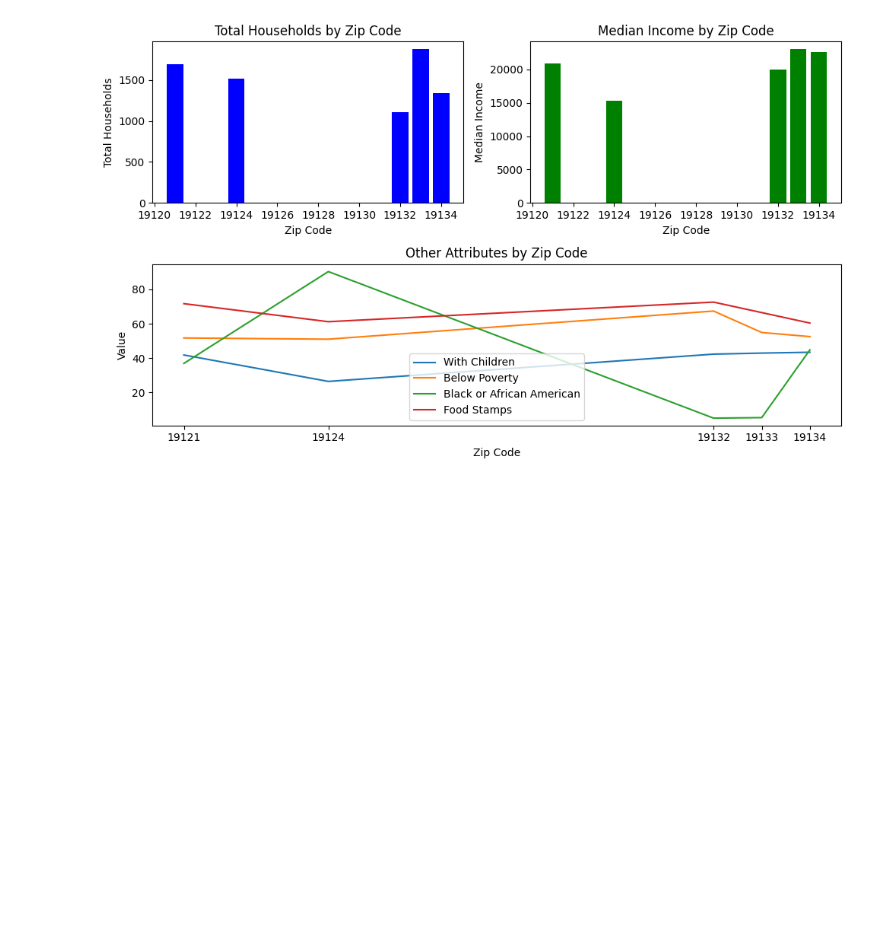
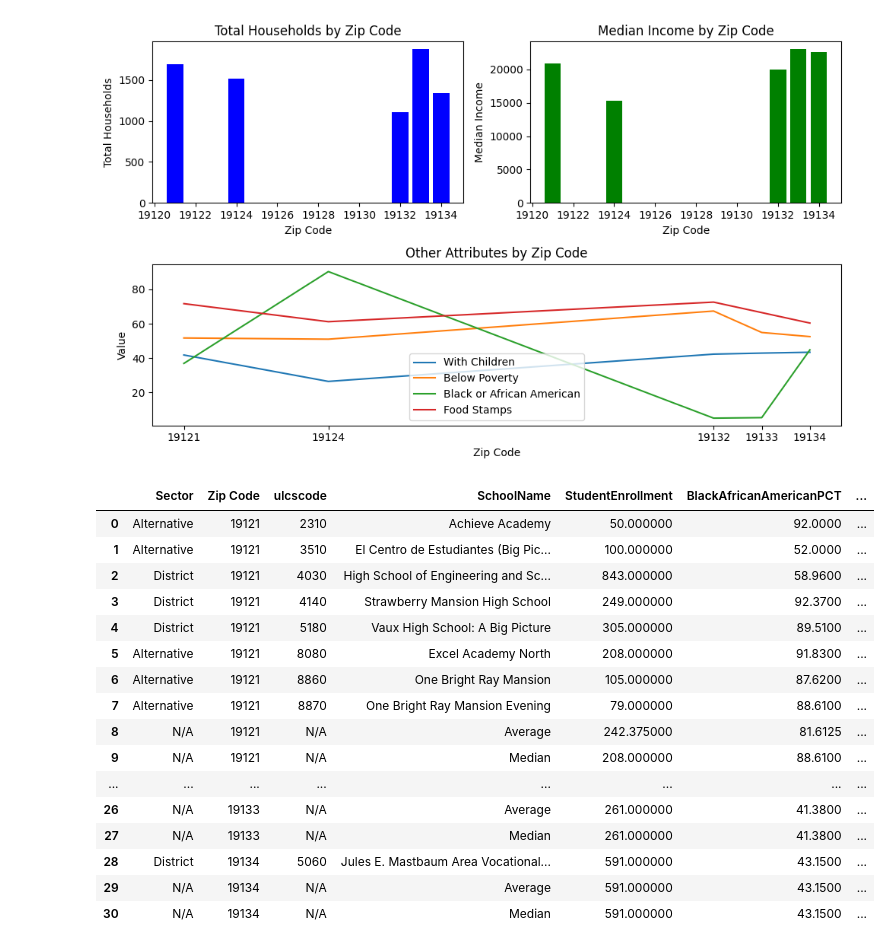
Before and after one commit to dfgbrooklyn24/Team-8, a Jupyter notebook: food_stamp.ipynb, the cells around one changed output. Saved outputs shown, nothing was run; the diff lists cells and outputs as text; code cells hidden in the pictures; blank space fills up the shorter version.

```diff
--- a/food_stamp.ipynb
+++ b/food_stamp.ipynb
@@ -144,3 +133,51 @@ plt.tight_layout()
 plt.show()
 # %% [output]
 [figure]
+# %%
+schools_data = pd.read_csv('../shared_data_read_only/Education-Data/2023-2024 Master School List (20231003).csv')
+schools_data.head()
+
+enroll_data = pd.read_csv('../shared_data_read_only/Education-Data/2023-2024 Enrollment & Demographics.csv')
+
+mat_data = pd.read_csv('../shared_data_read_only/Education-Data/SDP_College_Matriculation_2021-2022.csv')
+mat_data.head()
+
+new_df = pd.DataFrame()
+
+for zips in final_zip_codes:
+    zip_df = schools_data.loc[schools_data['Zip Code'] == zips]
+    zip_df = zip_df.loc[zip_df['Grade 9'] == 1]
+
+    zip_schools = zip_df['ULCS Code'].to_numpy()
+
+    enroll_data_t = enroll_data.loc[enroll_data['ulcscode'].isin(zip_schools)]
+    enroll_data_t = enroll_data_t.loc[enroll_data_t['GradeLevel'].str.contains('All Grades')]
+
+    enroll_data_t = enroll_data_t[["Sector", 'ulcscode', "SchoolName", "StudentEnrollment", "BlackAfricanAmericanPCT", "CEPEconomicallyDisadvantagedRate"]]
+
+    enroll_data_t.loc[len(enroll_data_t.index)] = ['N/A', 'N/A', 'Average', enroll_data_t['StudentEnrollment'].mean(), enroll_data_t['BlackAfricanAmericanPCT'].mean(), enroll_data_t['CEPEconomicallyDisadvantagedRate'].mean()]
+    enroll_data_t.loc[len(enroll_data_t.index)] = ['N/A', 'N/A', 'Median', enroll_data_t['StudentEnrollment'].median(), enroll_data_t['BlackAfricanAmericanPCT'].median(), enroll_data_t['CEPEconomicallyDisadvantagedRate'].median()]
+    enroll_data_t.insert(1, "Zip Code", [zips] * len(enroll_data_t), True)
+
+    enroll_data_t.round(2)
+    new_df = pd.concat([new_df, enroll_data_t], ignore_index=True)
+
+display(new_df)
+# %% [output]
+|  | Sector | Zip Code | ulcscode | SchoolName | StudentEnrollment | BlackAfricanAmericanPCT | ... |
+| 0 | Alternative | 19121 | 2310 | Achieve Academy | 50.000000 | 92.0000 | ... |
+| 1 | Alternative | 19121 | 3510 | El Centro de Estudiantes (Big Pic... | 100.000000 | 52.0000 | ... |
+| 2 | District | 19121 | 4030 | High School of Engineering and Sc... | 843.000000 | 58.9600 | ... |
+| 3 | District | 19121 | 4140 | Strawberry Mansion High School | 249.000000 | 92.3700 | ... |
+| 4 | District | 19121 | 5180 | Vaux High School: A Big Picture | 305.000000 | 89.5100 | ... |
+| 5 | Alternative | 19121 | 8080 | Excel Academy North | 208.000000 | 91.8300 | ... |
+| 6 | Alternative | 19121 | 8860 | One Bright Ray Mansion | 105.000000 | 87.6200 | ... |
+| 7 | Alternative | 19121 | 8870 | One Bright Ray Mansion Evening | 79.000000 | 88.6100 | ... |
+| 8 | N/A | 19121 | N/A | Average | 242.375000 | 81.6125 | ... |
+| 9 | N/A | 19121 | N/A | Median | 208.000000 | 88.6100 | ... |
+| ... | ... | ... | ... | ... | ... | ... | ... |
+| 26 | N/A | 19133 | N/A | Average | 261.000000 | 41.3800 | ... |
+| 27 | N/A | 19133 | N/A | Median | 261.000000 | 41.3800 | ... |
+| 28 | District | 19134 | 5060 | Jules E. Mastbaum Area Vocational... | 591.000000 | 43.1500 | ... |
+| 29 | N/A | 19134 | N/A | Average | 591.000000 | 43.1500 | ... |
+| 30 | N/A | 19134 | N/A | Median | 591.000000 | 43.1500 | ... |
```
Also changed, not shown: parts of 3 cells of this notebook, 1 other file.
